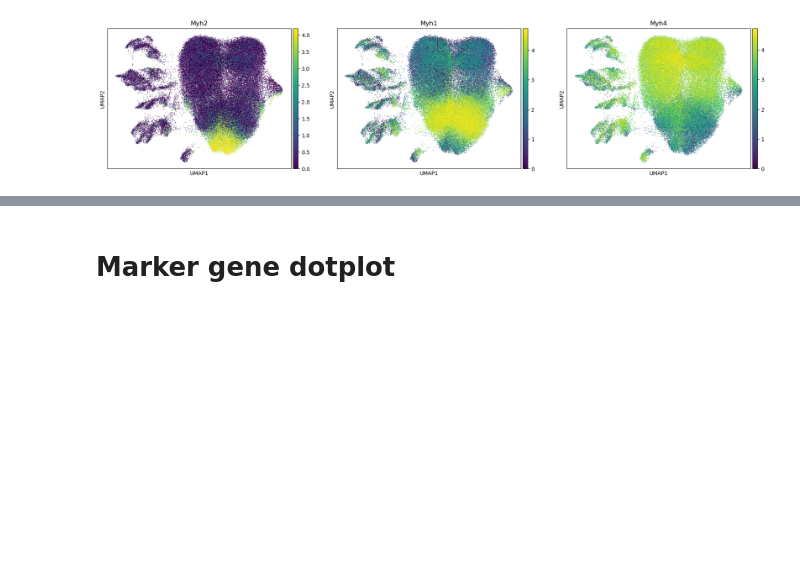
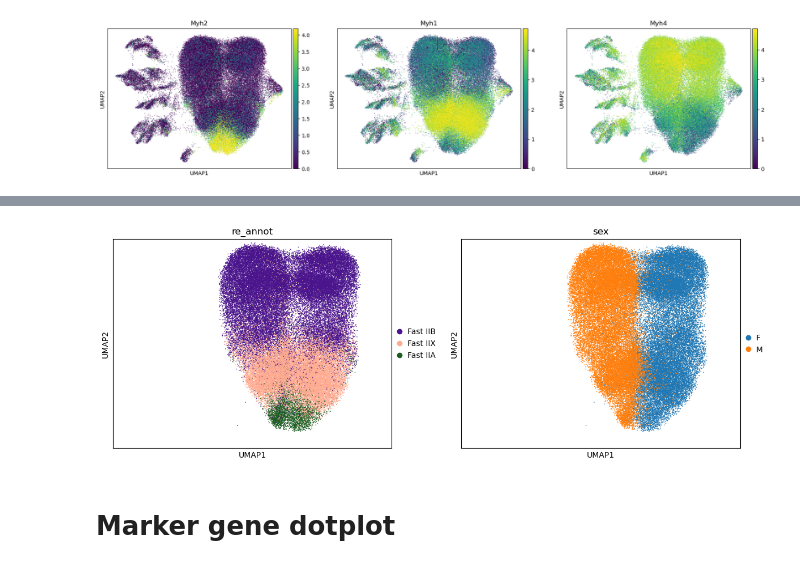
Before and after one commit to sachha-naksha/TA_muscle_ageing, a Jupyter notebook: py_scripts/2_single_nuc_inspection/re_cluster.ipynb, the cells around one changed output, grey strips where cells are left out. Cells and saved outputs as stored; diff of their text form; code cells hidden in the pictures; blank space fills up the shorter version.

```diff
--- a/py_scripts/2_single_nuc_inspection/re_cluster.ipynb
+++ b/py_scripts/2_single_nuc_inspection/re_cluster.ipynb
@@ -231,3 +289,30 @@ adata_re.write_h5ad('/ix/djishnu/Akanksha/datasets/ERCC1_KO/objects/objects/re_a
+# %%
+# 4. Drop and replot
+adata_type2_clean = adata_type2[adata_type2.obs["umap_outlier"] == "False"].copy()
+
+# Get the full UMAP bounding box from the unfiltered object
+x_min, y_min = adata_re.obsm["X_umap"].min(axis=0)
+x_max, y_max = adata_re.obsm["X_umap"].max(axis=0)
+# add a small margin
+pad_x = 0.02 * (x_max - x_min); pad_y = 0.02 * (y_max - y_min)
+xlim = (x_min - pad_x, x_max + pad_x)
+ylim = (y_min - pad_y, y_max + pad_y)
+
+fig = sc.pl.umap(
+    adata_type2_clean,
+    color=["re_annot", "sex", "condition"],
+    ncols=2, vmax="p99", size=5,
+    return_fig=True,
+)
+# Apply same limits to every scatter panel (skip colorbar axes)
+for ax in fig.axes:
+    if ax.get_xlabel() == "UMAP1":
+        ax.set_xlim(xlim); ax.set_ylim(ylim)
+
+fig.savefig(f"{figures_dir}/umap_sex_condition_type2_clean.svg", bbox_inches="tight")
+plt.show()
+# %% [output]
+[figure, added]
 # %% [markdown]
 # Marker gene dotplot
 # %%
```
Also changed, not shown: parts of 8 cells of this notebook.
